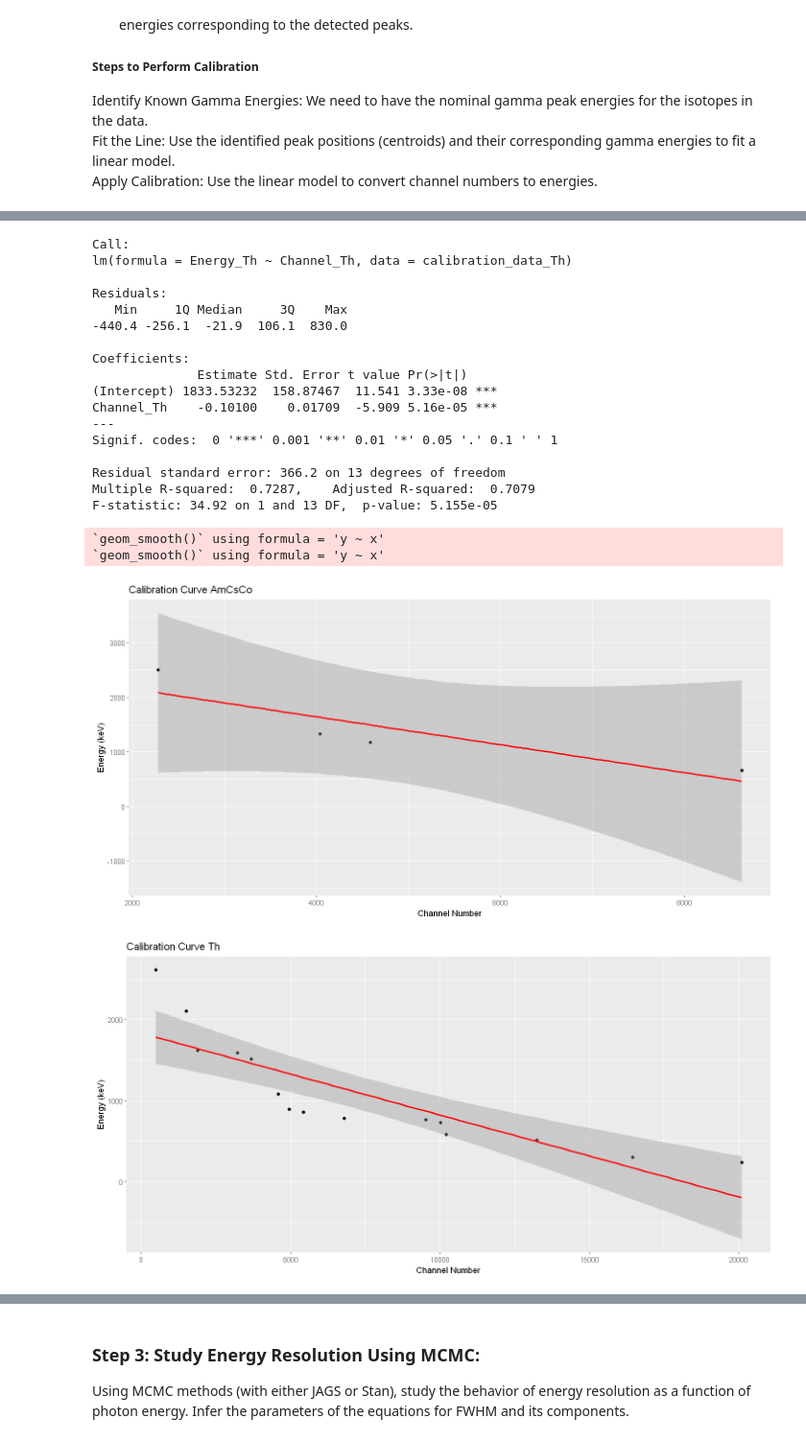
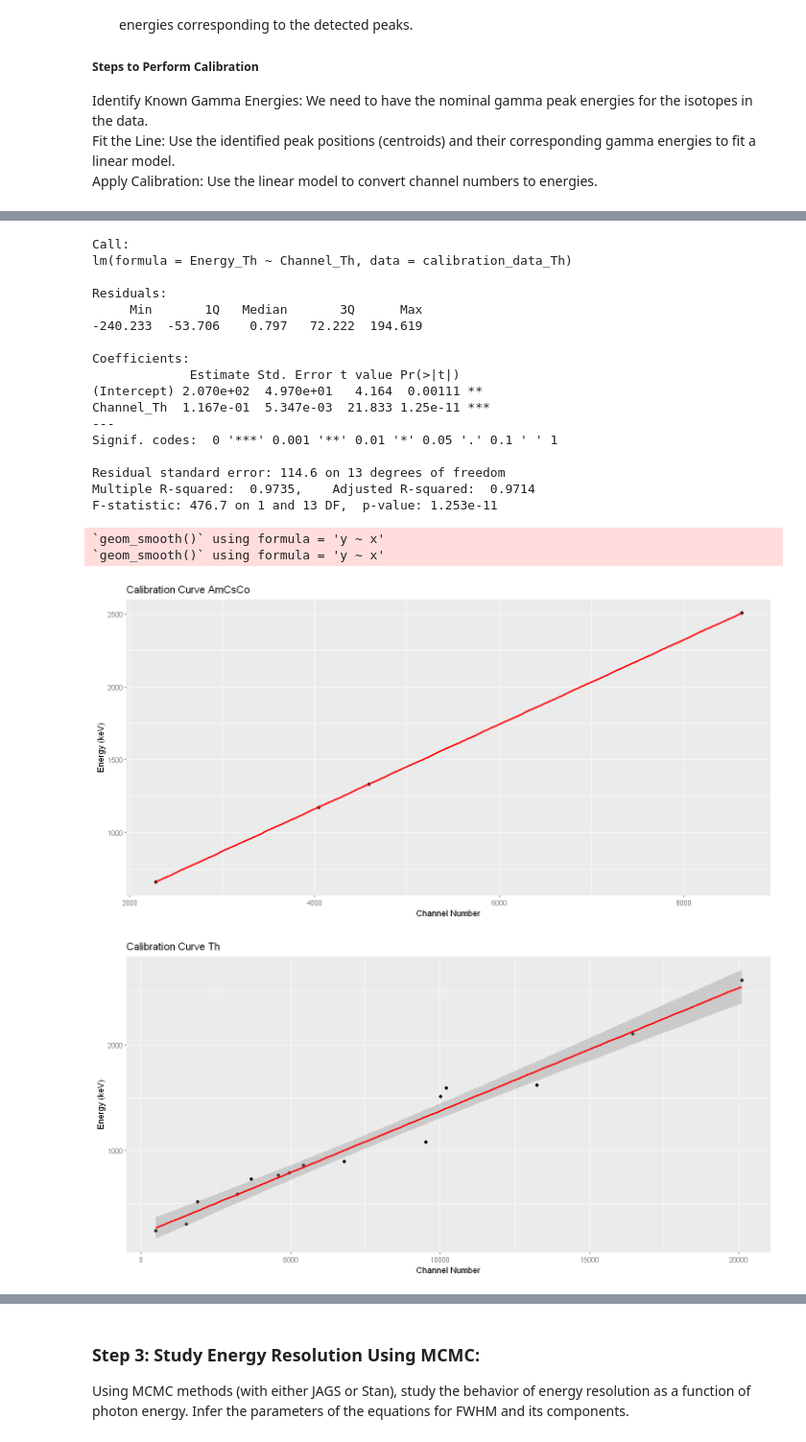
Before and after one commit to EugeniaBoccanera/R_project, a Jupyter notebook: Group_22.ipynb, the cells around one changed output, grey strips where cells are left out. Shown at 96% size. Cells and saved outputs as stored; diff of their text form; code cells hidden in the pictures.

```diff
--- a/Group_22.ipynb
+++ b/Group_22.ipynb
@@ -434,8 +434,9 @@ Fit the Line: Use the identified peak positions (centroids) and their correspond
 Apply Calibration: Use the linear model to convert channel numbers to energies.
 # %%
 # Given gamma energies (in keV) corresponding to the detected peaks
-AmCsCo_energies <- c(2505.69, 1332.492, 1173.228, 661.657)
-Th_energies <- c(2614.511, 2103.511, 1620.738, 1592.511, 1512.70, 1078.63, 893.408, 860.53, 785.37, 763.45, 727.330, 583.187, 510.74, 300.089, 238.632)
+AmCsCo_energies <- c(661.657, 1173.228, 1332.492, 2505.69)
+Th_energies <- c(238.632, 300.089, 510.74, 583.187, 727.33, 763.45, 785.37, 860.53, 893.408, 1078.63, 1512.7, 1592.511, 1620.738, 2103.511, 2614.511)
+
 
 # Create a data frame with the positions and corresponding energies
 calibration_data_AmCsCo <- data.frame(
@@ -488,24 +489,24 @@ F-statistic: 6.868 on 1 and 2 DF,  p-value: 0.12
 Call:
 lm(formula = Energy_Th ~ Channel_Th, data = calibration_data_Th)
 
 Residuals:
-   Min     1Q Median     3Q    Max
--440.4 -256.1  -21.9  106.1  830.0
+     Min       1Q   Median       3Q      Max
+-240.233  -53.706    0.797   72.222  194.619
 
 Coefficients:
-              Estimate Std. Error t value Pr(>|t|)
-(Intercept) 1833.53232  158.87467  11.541 3.33e-08 ***
-Channel_Th    -0.10100    0.01709  -5.909 5.16e-05 ***
+             Estimate Std. Error t value Pr(>|t|)
+(Intercept) 2.070e+02  4.970e+01   4.164  0.00111 **
+Channel_Th  1.167e-01  5.347e-03  21.833 1.25e-11 ***
 ---
 Signif. codes:  0 '***' 0.001 '**' 0.01 '*' 0.05 '.' 0.1 ' ' 1
 
-Residual standard error: 366.2 on 13 degrees of freedom
-Multiple R-squared:  0.7287,    Adjusted R-squared:  0.7079
-F-statistic: 34.92 on 1 and 13 DF,  p-value: 5.155e-05
+Residual standard error: 114.6 on 13 degrees of freedom
+Multiple R-squared:  0.9735,    Adjusted R-squared:  0.9714
+F-statistic: 476.7 on 1 and 13 DF,  p-value: 1.253e-11
 `geom_smooth()` using formula = 'y ~ x'
 `geom_smooth()` using formula = 'y ~ x'
-[figure, old version]
+[figure, new version]
-[figure, old version]
+[figure, new version]
 # %%
 # Define the function to convert channel to energy
 channel_to_energy <- function(channel, model, predictor) {
```
Also changed, not shown: parts of 6 cells of this notebook.
